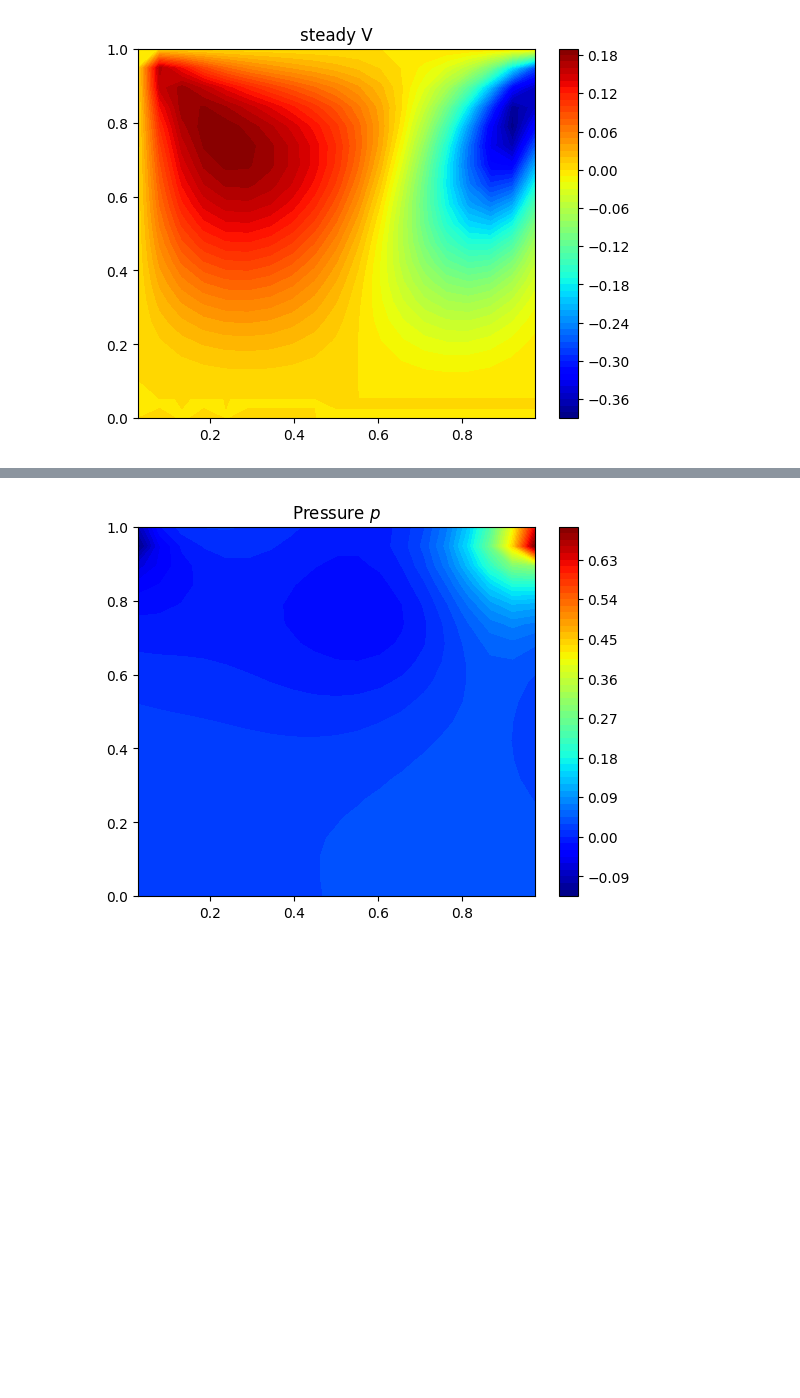
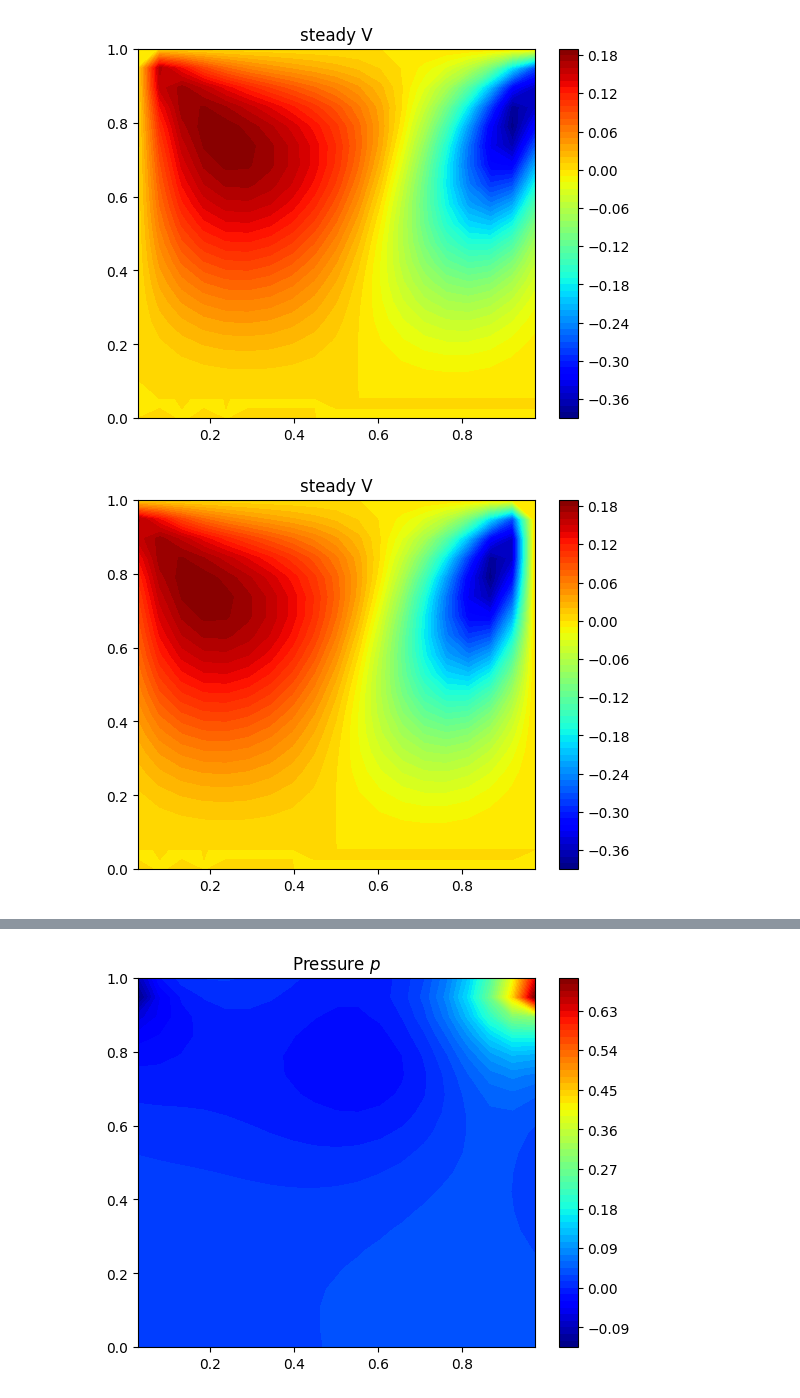
Before and after one commit to comp-physics/NISQ-Quantum-CFD, a Jupyter notebook: SIMPLE_LDC.ipynb, the cells around one changed output, grey strips where cells are left out. Cells and saved outputs as stored; diff of their text form; code cells hidden in the pictures; blank space fills up the shorter version.

```diff
--- a/SIMPLE_LDC.ipynb
+++ b/SIMPLE_LDC.ipynb
@@ -135,3 +134,13 @@ plt.title('steady V')
 plt.show()
 # %% [output]
 [figure]
+# %%
+plt.figure()
+X, Y = np.meshgrid(x, y)
+plt.contourf(X, Y, v[1:imax, 0:jmax].T, 60, cmap='jet')
+plt.colorbar()
+# plt.axis([0, 1, 0, 1])
+plt.title('steady V')
+plt.show()
+# %% [output]
+[figure, added]
```
Also changed, not shown: parts of 13 cells of this notebook, 3 other files.
